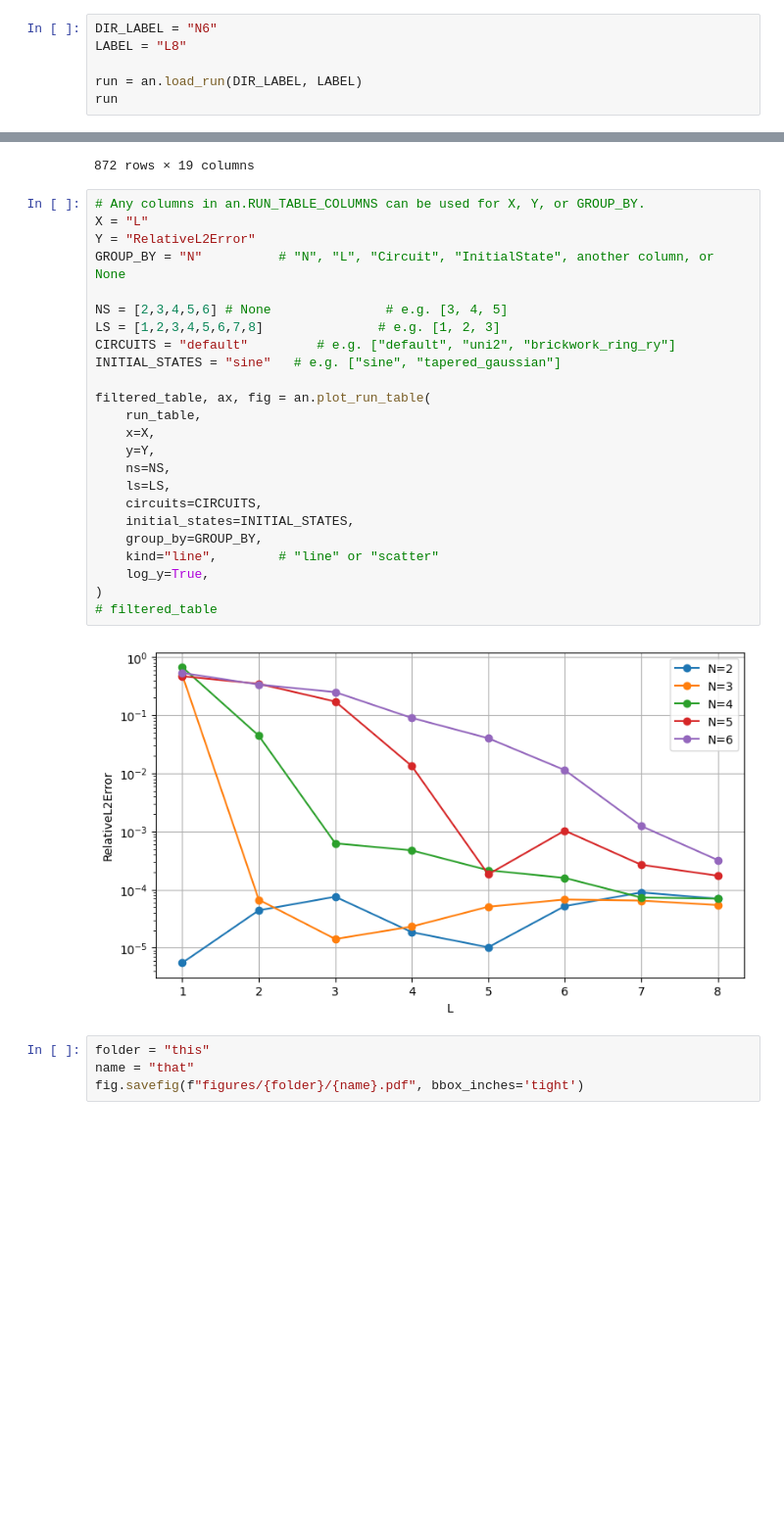
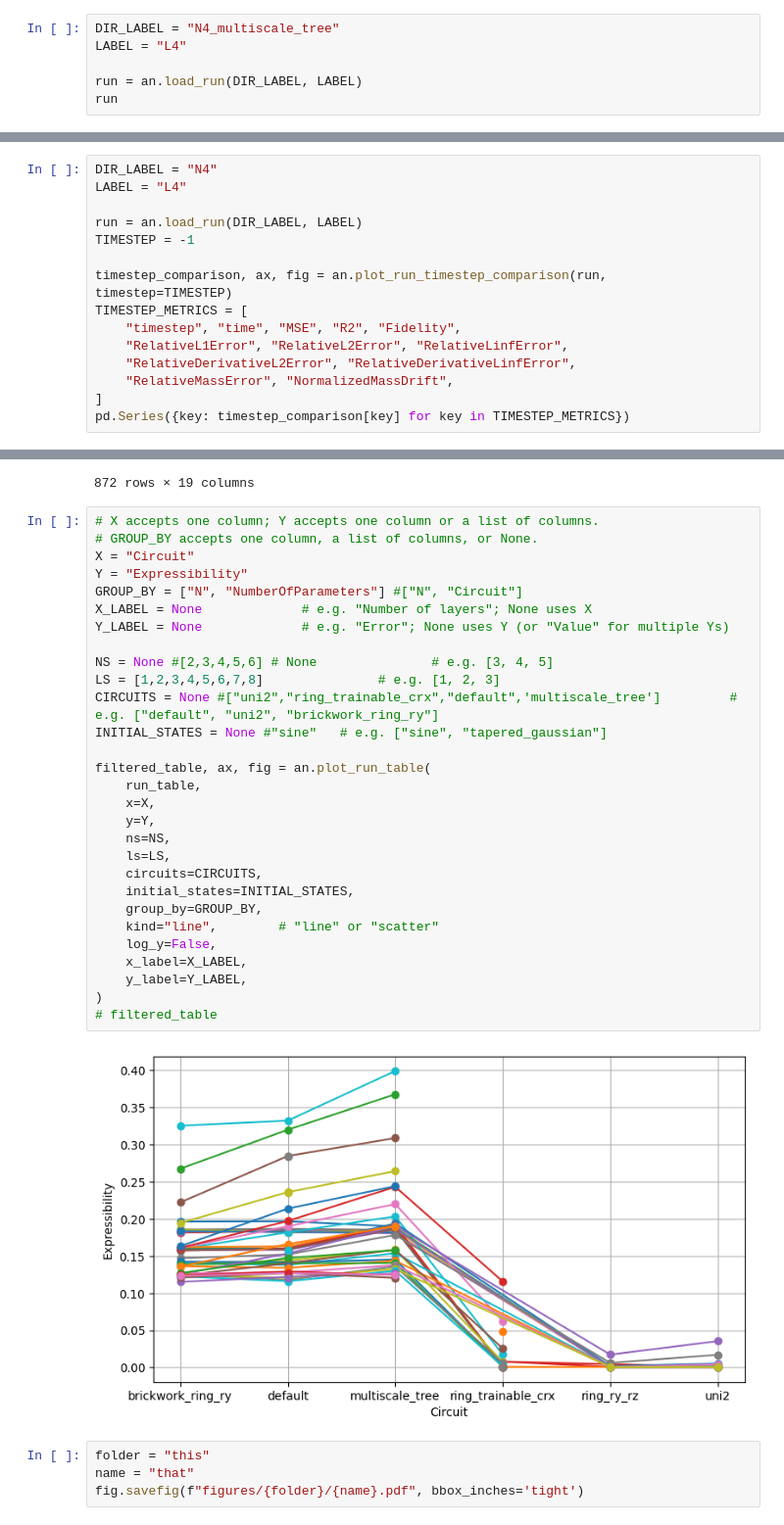
Before and after one commit to Joel-Kunk/VQCFD_quimb, a Jupyter notebook: analysis_results.ipynb, the cells around one changed output, grey strips where cells are left out. Shown at 98% size. Saved outputs shown, nothing was run; the diff lists cells and outputs as text; blank space fills up the shorter version.

```diff
--- a/analysis_results.ipynb
+++ b/analysis_results.ipynb
@@ -159,8 +159,8 @@ shots_used_total: 0
 
 Use `TIMESTEP = 0` for the initial state, a positive saved-state index, or `-1` for the final state. The plot reports MSE, R², and normalized squared-overlap fidelity.
 # %%
-DIR_LABEL = "N6"
-LABEL = "L8"
+DIR_LABEL = "N4_multiscale_tree"
+LABEL = "L4"
 
 run = an.load_run(DIR_LABEL, LABEL)
 run
@@ -195,2 +195,17 @@ dtype: float64
 # %%
 # fig.savefig(f"figures/single_runs/single_run_{DIR_LABEL}_{LABEL}.pdf", bbox_inches='tight')
+# %%
+DIR_LABEL = "N4"
+LABEL = "L4"
+
+run = an.load_run(DIR_LABEL, LABEL)
+TIMESTEP = -1
+
+timestep_comparison, ax, fig = an.plot_run_timestep_comparison(run, timestep=TIMESTEP)
+TIMESTEP_METRICS = [
+    "timestep", "time", "MSE", "R2", "Fidelity",
+    "RelativeL1Error", "RelativeL2Error", "RelativeLinfError",
+    "RelativeDerivativeL2Error", "RelativeDerivativeLinfError",
+    "RelativeMassError", "NormalizedMassDrift",
+]
+pd.Series({key: timestep_comparison[key] for key in TIMESTEP_METRICS})
@@ -275,31 +305,36 @@ run_table
 | 871 | N7_L8 | 7 | 8 | 63 | NaN | 0.119681 | 0.950405 | default | ... |
 872 rows × 19 columns
 # %%
-# Any columns in an.RUN_TABLE_COLUMNS can be used for X, Y, or GROUP_BY.
-X = "L"
-Y = "RelativeL2Error"
-GROUP_BY = "N"          # "N", "L", "Circuit", "InitialState", another column, or None
+# X accepts one column; Y accepts one column or a list of columns.
+# GROUP_BY accepts one column, a list of columns, or None.
+X = "Circuit"
+Y = "Expressibility"
+GROUP_BY = ["N", "NumberOfParameters"] #["N", "Circuit"]
+X_LABEL = None             # e.g. "Number of layers"; None uses X
+Y_LABEL = None             # e.g. "Error"; None uses Y (or "Value" for multiple Ys)
 
-NS = [2,3,4,5,6] # None               # e.g. [3, 4, 5]
+NS = None #[2,3,4,5,6] # None               # e.g. [3, 4, 5]
 LS = [1,2,3,4,5,6,7,8]               # e.g. [1, 2, 3]
-CIRCUITS = "default"         # e.g. ["default", "uni2", "brickwork_ring_ry"]
-INITIAL_STATES = "sine"   # e.g. ["sine", "tapered_gaussian"]
+CIRCUITS = None #["uni2","ring_trainable_crx","default",'multiscale_tree']         # e.g. ["default", "uni2", "brickwork_ring_ry"]
+INITIAL_STATES = None #"sine"   # e.g. ["sine", "tapered_gaussian"]
 
 filtered_table, ax, fig = an.plot_run_table(
     run_table,
     x=X,
     y=Y,
     ns=NS,
     ls=LS,
     circuits=CIRCUITS,
     initial_states=INITIAL_STATES,
     group_by=GROUP_BY,
     kind="line",        # "line" or "scatter"
-    log_y=True,
+    log_y=False,
+    x_label=X_LABEL,
+    y_label=Y_LABEL,
 )
 # filtered_table
 # %% [output]
-[figure, old version]
+[figure, new version]
 # %%
 folder = "this"
 name = "that"
```
Also changed, not shown: parts of 4 cells of this notebook, 2 other files.
